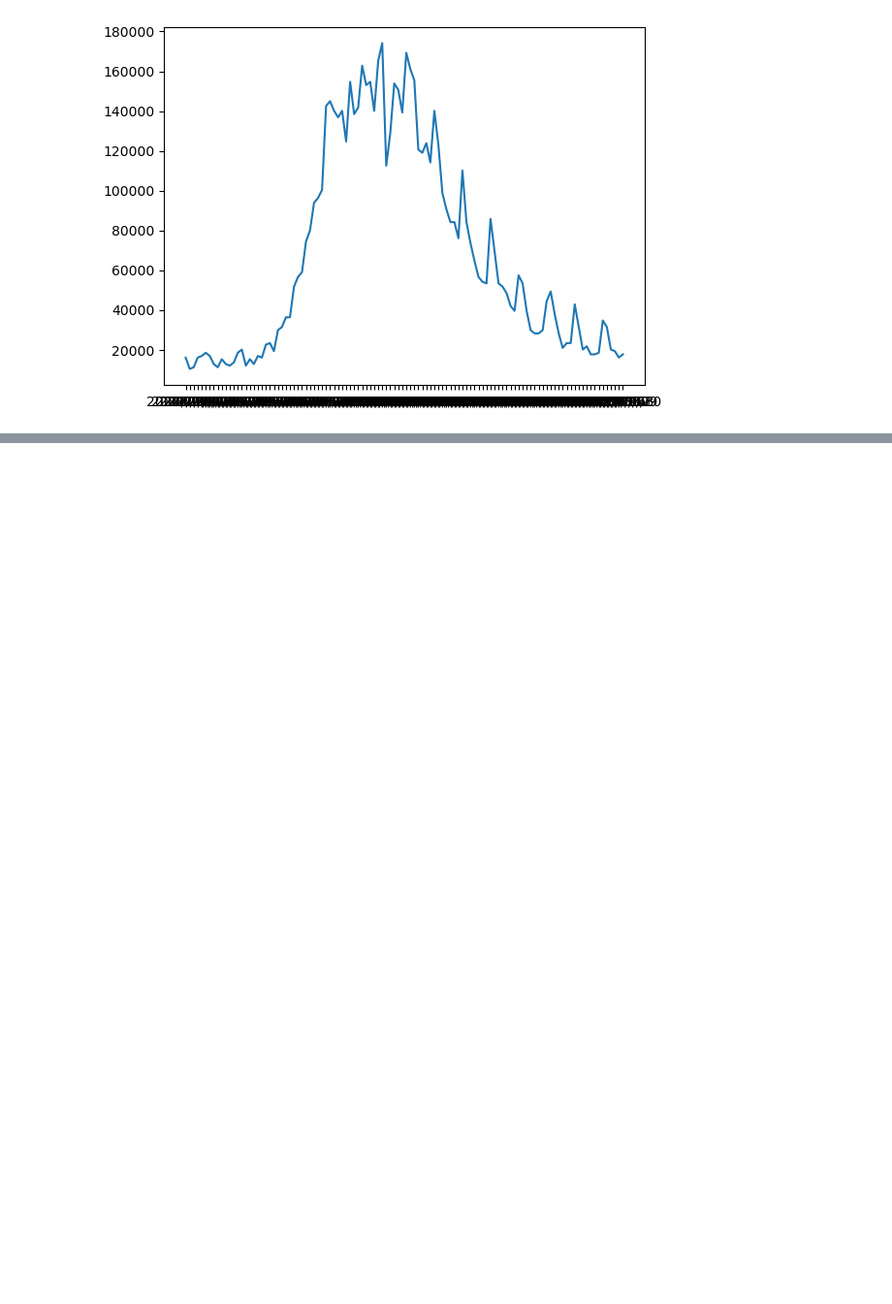
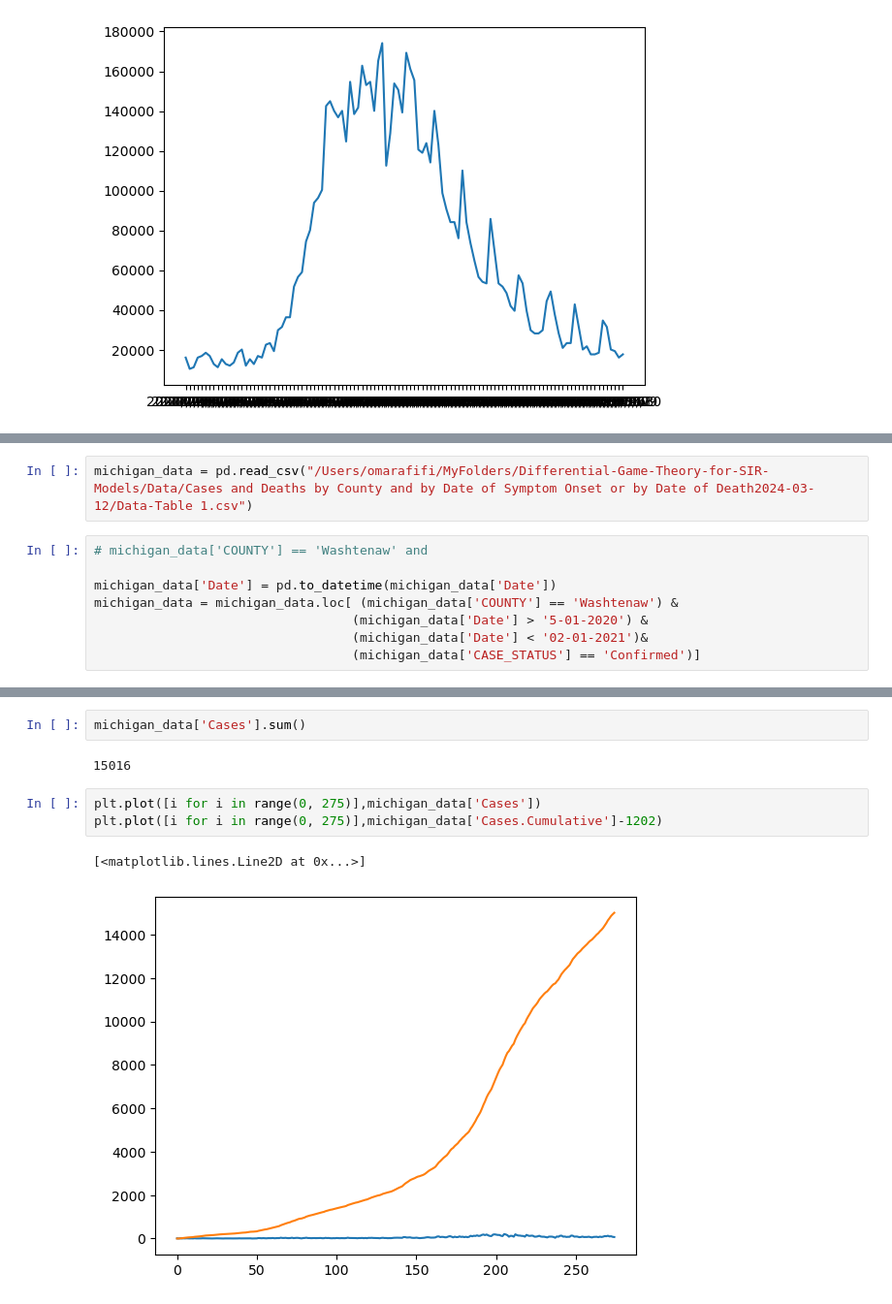
Before and after one commit to oaf9/Differential-Game-Theory-for-SIR-Models, a Jupyter notebook: Code/vanilla_SIR.ipynb, the cells around one changed output, grey strips where cells are left out. Shown: that part at 97% size. Saved outputs shown, nothing was run; the diff lists cells and outputs as text; blank space fills up the shorter version.

Commit message:
new data

```diff
--- a/Code/vanilla_SIR.ipynb
+++ b/Code/vanilla_SIR.ipynb
@@ -31,0 +50,10 @@ plt.plot(sf_data['specimen_collection_date'],I)
+# %%
+michigan_data = pd.read_csv("/Users/omarafifi/MyFolders/Differential-Game-Theory-for-SIR-Models/Data/Cases and Deaths by County and by Date of Symptom Onset or by Date of Death2024-03-12/Data-Table 1.csv")
+# %%
+# michigan_data['COUNTY'] == 'Washtenaw' and
+
+michigan_data['Date'] = pd.to_datetime(michigan_data['Date'])
+michigan_data = michigan_data.loc[ (michigan_data['COUNTY'] == 'Washtenaw') &
+                                  (michigan_data['Date'] > '5-01-2020') &
+                                  (michigan_data['Date'] < '02-01-2021')&
+                                  (michigan_data['CASE_STATUS'] == 'Confirmed')]
@@ -31,0 +76,10 @@ plt.plot(sf_data['specimen_collection_date'],I)
+# %%
+michigan_data['Cases'].sum()
+# %% [output]
+15016
+# %%
+plt.plot([i for i in range(0, 275)],michigan_data['Cases'])
+plt.plot([i for i in range(0, 275)],michigan_data['Cases.Cumulative']-1202)
+# %% [output]
+[<matplotlib.lines.Line2D at 0x...>]
+[figure, added]
```
Also changed, not shown: parts of 13 cells of this notebook, 1 other file.
